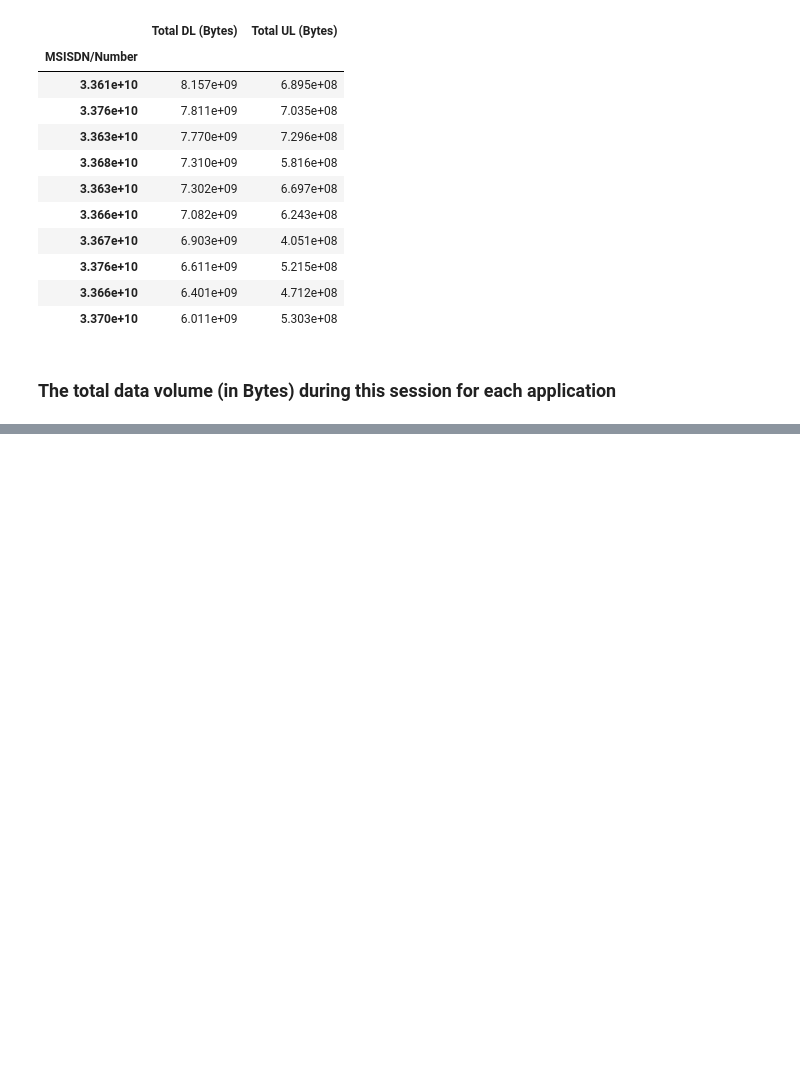
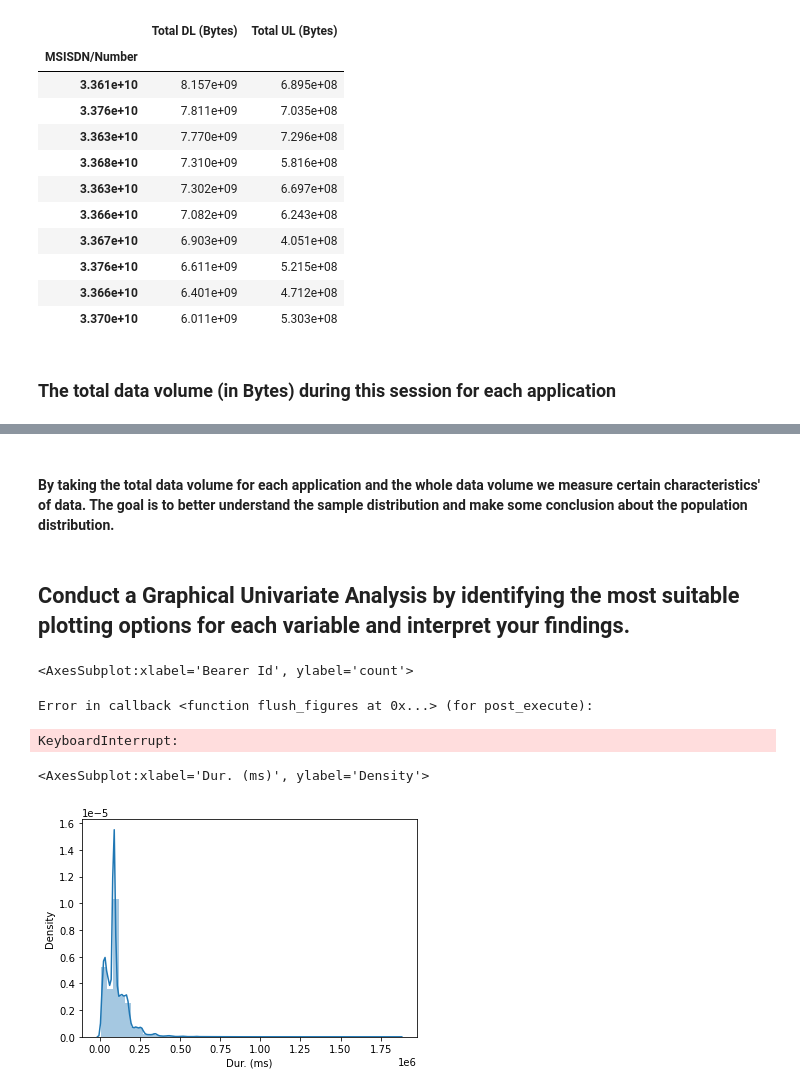
Before and after one commit to bereketkibru/User_Analytics_in_telecom, a Jupyter notebook: notebooks/User Overview analysis .ipynb, the cells around one changed output, grey strips where cells are left out. Saved outputs shown, nothing was run; the diff lists cells and outputs as text; code cells hidden in the pictures; blank space fills up the shorter version.

Commit message:
working on bivariant analysis

```diff
--- a/notebooks/User Overview analysis .ipynb
+++ b/notebooks/User Overview analysis .ipynb
@@ -234,0 +284,15 @@ xDR_df.groupby('MSISDN/Number').agg({'Youtube_total_data_volume': 'sum','Google_
+# %% [markdown]
+#### By taking the total data volume for each application and the whole data volume we measure certain characteristics' of data. The goal is to better understand the sample distribution and make some conclusion about the population distribution.
+# %% [markdown]
+## Conduct a Graphical Univariate Analysis by identifying the most suitable plotting options for each variable and interpret your findings.
+# %%
+sns.distplot(xDR_df['Bearer Id'])
+# %% [output]
+<AxesSubplot:xlabel='Bearer Id', ylabel='count'>
+Error in callback <function flush_figures at 0x...> (for post_execute):
+KeyboardInterrupt:
+# %%
+sns.distplot(xDR_df['Dur. (ms)'])
+# %% [output]
+<AxesSubplot:xlabel='Dur. (ms)', ylabel='Density'>
+[figure, added]
```
Also changed, not shown: parts of 12 cells of this notebook.
